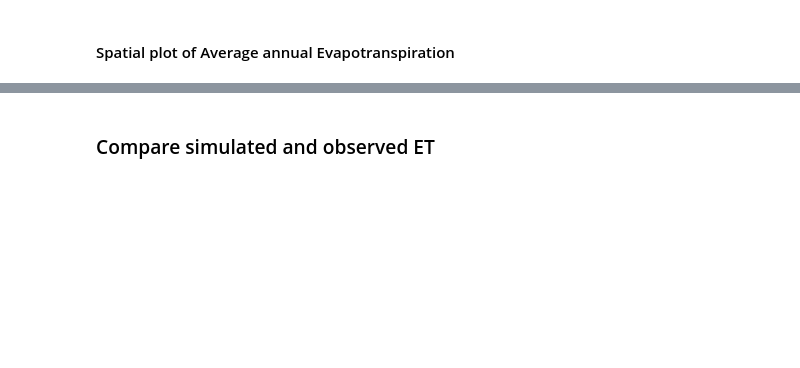
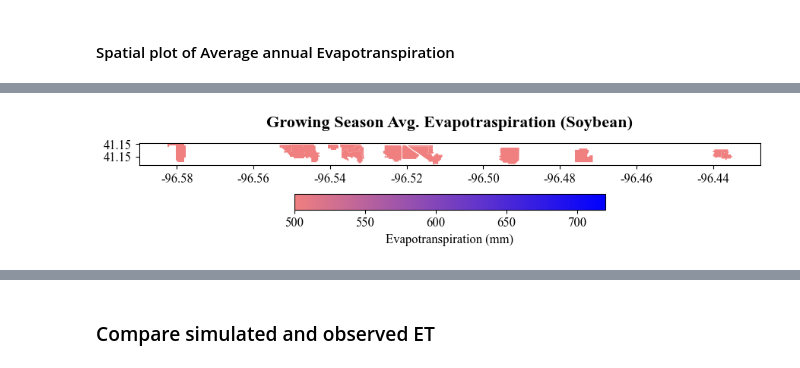
Before and after one commit to smarsGroup/geo_epic_win, a Jupyter notebook: docs/GeoEPIC_Tutorial.ipynb, the cells around one changed output, grey strips where cells are left out. Drawn from its saved outputs; the diff is of its cells as text; code cells hidden in the pictures; blank space fills up the shorter version.

Commit message:
tutorial update

```diff
--- a/docs/GeoEPIC_Tutorial.ipynb
+++ b/docs/GeoEPIC_Tutorial.ipynb
@@ -300,4 +342,4 @@ exp.clear_logs()
 exp.clear_outputs()
 # %%
 # run the simulations for all the sites
-exp.run()
+# exp.run()
@@ -328,3 +365,8 @@ def avg_annual_et(site):
     return {'SOYB_ET': avg_et_soyb}
+# %%
+exp.config['select'] = 'Range(0, 0.01)' #change to Range(0, 1)
 # %%
 exp.run()
+# %%
+logged_et = exp.fetch_log('avg_annual_et', keep = True)
+logged_et.dropna()
@@ -331,9 +391,8 @@ exp.run()
 # %% [markdown]
 #### Spatial plot of Average annual Evapotranspiration
 # %%
-from tutorial_assets import spatial_plot
+from utils import spatial_plot
 
-logged_et = exp.fetch_log('avg_annual_et')
-
-spatial_plot('Mead_NE_shp', logged_et, \
+spatial_plot(r'C:\Users\iambh\OneDrive\Documents\projects\geo_epic\Test_ET\Mead_NE_shp', logged_et.dropna(), \
     title = 'Growing Season Avg. Evapotraspiration (Soybean)')
+# %% [output]
@@ -340,2 +400,3 @@ spatial_plot('Mead_NE_shp', logged_et, \
+[figure, added]
 # %% [markdown]
 <!-- <div align="center"> -->
```
Also changed, not shown: parts of 29 cells of this notebook, 1 other file.
